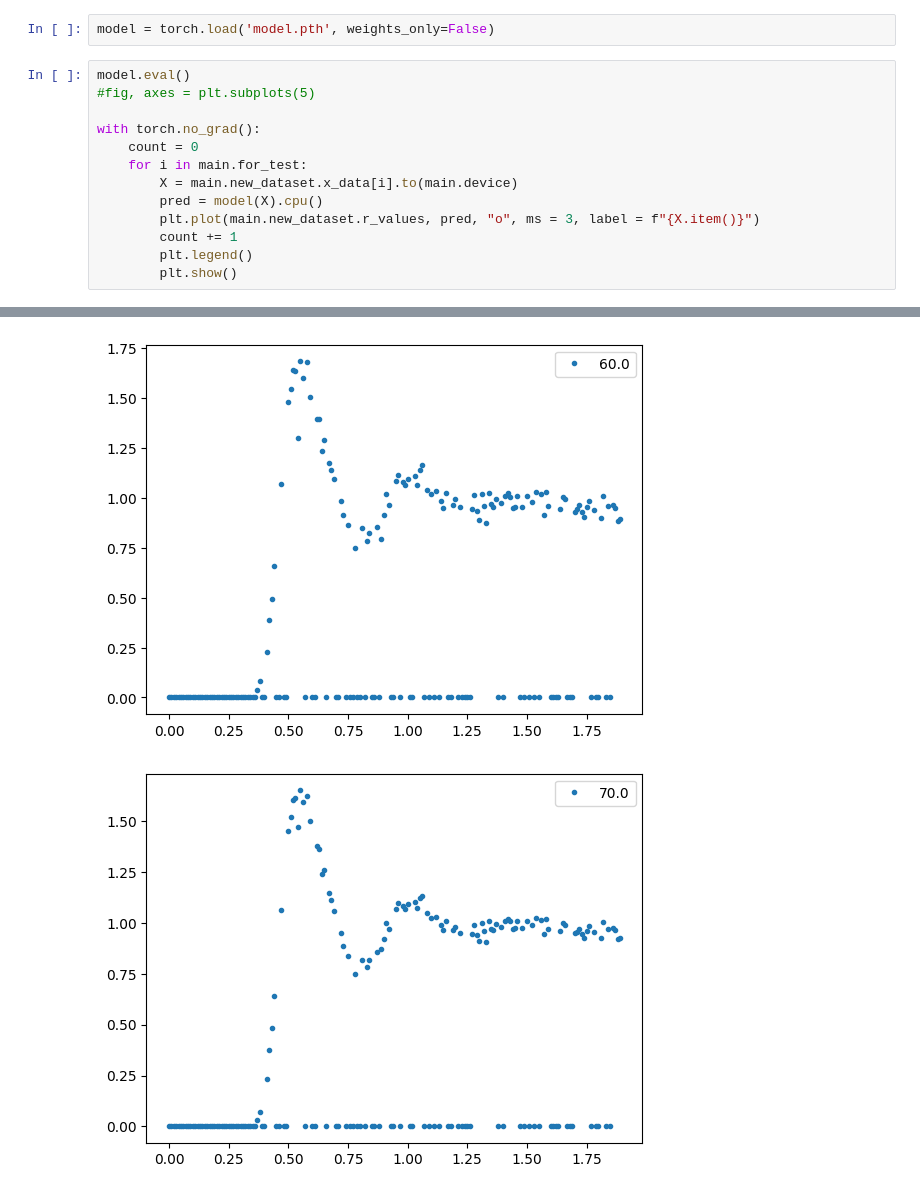
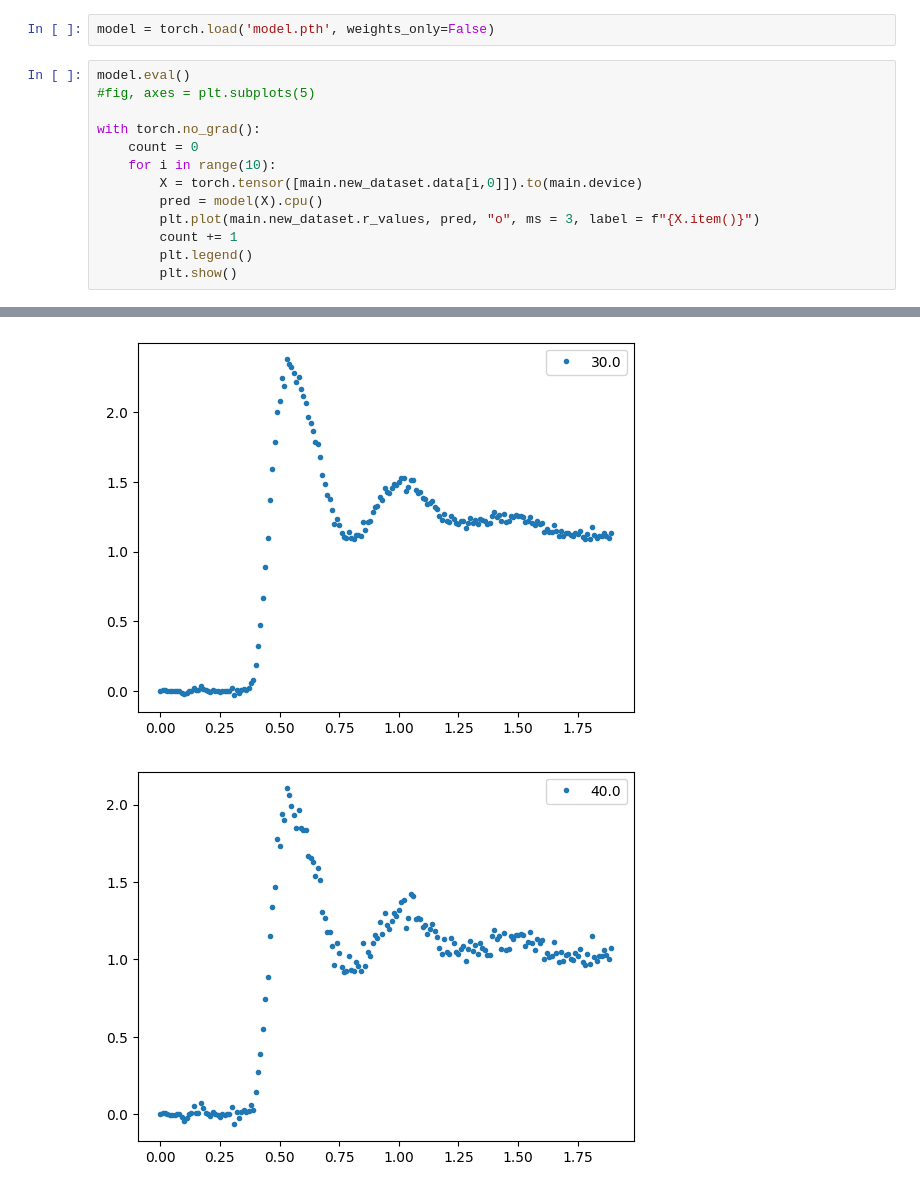
Before and after one commit to JuKoWi/conc2RDF, a Jupyter notebook: dev.ipynb, the cells around one changed output, grey strips where cells are left out. Drawn from its saved outputs; the diff is of its cells as text.

```diff
--- a/dev.ipynb
+++ b/dev.ipynb
@@ -30,8 +44,8 @@ model.eval()
 
 with torch.no_grad():
     count = 0
-    for i in main.for_test:
-        X = main.new_dataset.x_data[i].to(main.device)
+    for i in range(10):
+        X = torch.tensor([main.new_dataset.data[i,0]]).to(main.device)
         pred = model(X).cpu()
         plt.plot(main.new_dataset.r_values, pred, "o", ms = 3, label = f"{X.item()}")
         count += 1
@@ -43,2 +57,2 @@ with torch.no_grad():
-[figure, old version]
+[figure, new version]
-[figure, old version]
+[figure, new version]
```
Also changed, not shown: parts of 3 cells of this notebook, 2 other files.
